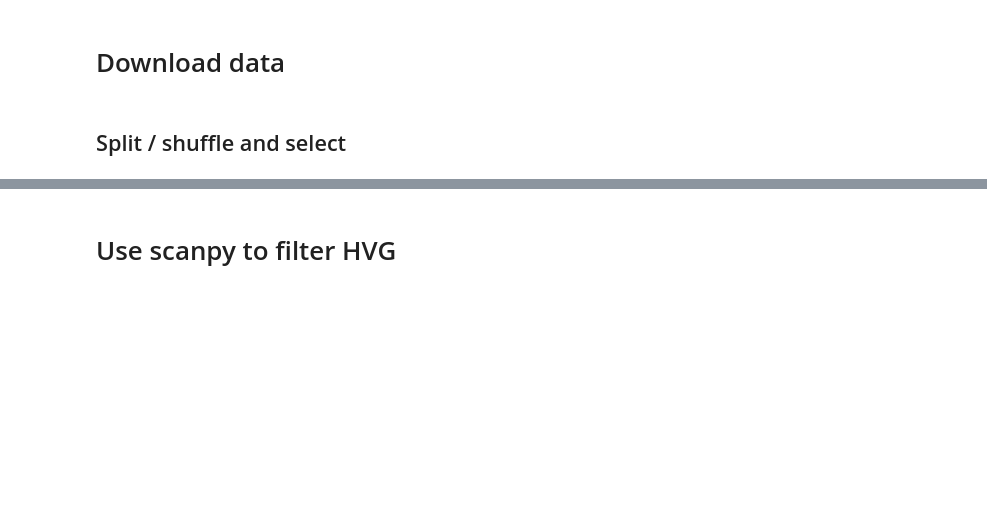
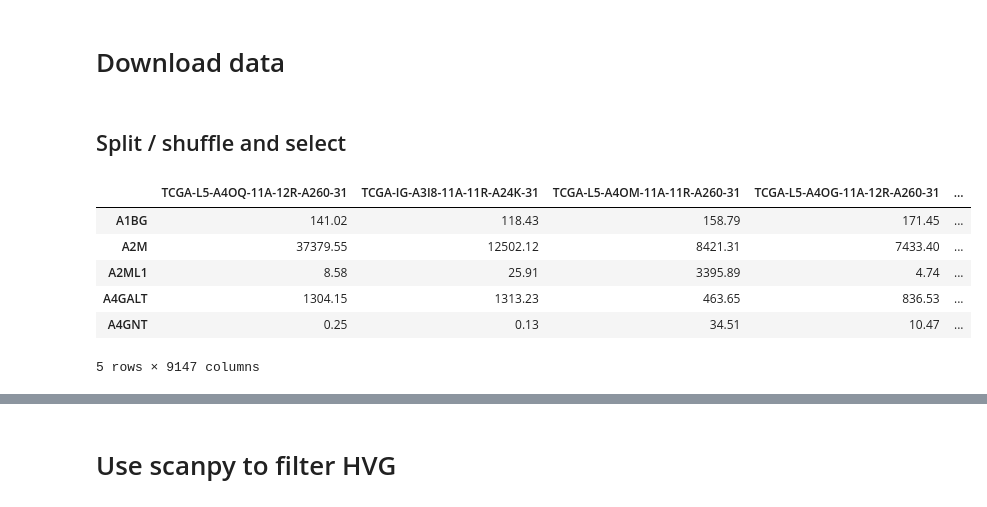
Before and after one commit to fvalle1/phd, a Jupyter notebook: datasets/merged/Merge.ipynb, the cells around one changed output, grey strips where cells are left out. Cells and saved outputs as stored; diff of their text form; code cells hidden in the pictures; blank space fills up the shorter version.

```diff
--- a/datasets/merged/Merge.ipynb
+++ b/datasets/merged/Merge.ipynb
@@ -71,9 +71,17 @@ df_files.to_csv("files.dat", index=True, header=True)
 # %% [markdown]
 ## Split / shuffle and select
 # %%
-df = pd.read_csv("mainTable.csv", index_col=0)
+#df = pd.read_csv("mainTable.csv", index_col=0)
 df_files = pd.read_csv("files.dat", index_col=0)
 df.head()
+# %% [output]
+|  | TCGA-L5-A4OQ-11A-12R-A260-31 | TCGA-IG-A3I8-11A-11R-A24K-31 | TCGA-L5-A4OM-11A-11R-A260-31 | TCGA-L5-A4OG-11A-12R-A260-31 | ... |
+| A1BG | 141.02 | 118.43 | 158.79 | 171.45 | ... |
+| A2M | 37379.55 | 12502.12 | 8421.31 | 7433.40 | ... |
+| A2ML1 | 8.58 | 25.91 | 3395.89 | 4.74 | ... |
+| A4GALT | 1304.15 | 1313.23 | 463.65 | 836.53 | ... |
+| A4GNT | 0.25 | 0.13 | 34.51 | 10.47 | ... |
+5 rows × 9147 columns
 # %%
 df_files.replace('Uterus, NOS', 'Uterus', inplace=True)
 df_files.replace('Bronchus and lung', 'Lung', inplace=True)
```
Also changed, not shown: parts of 9 cells of this notebook, 1 other file.
